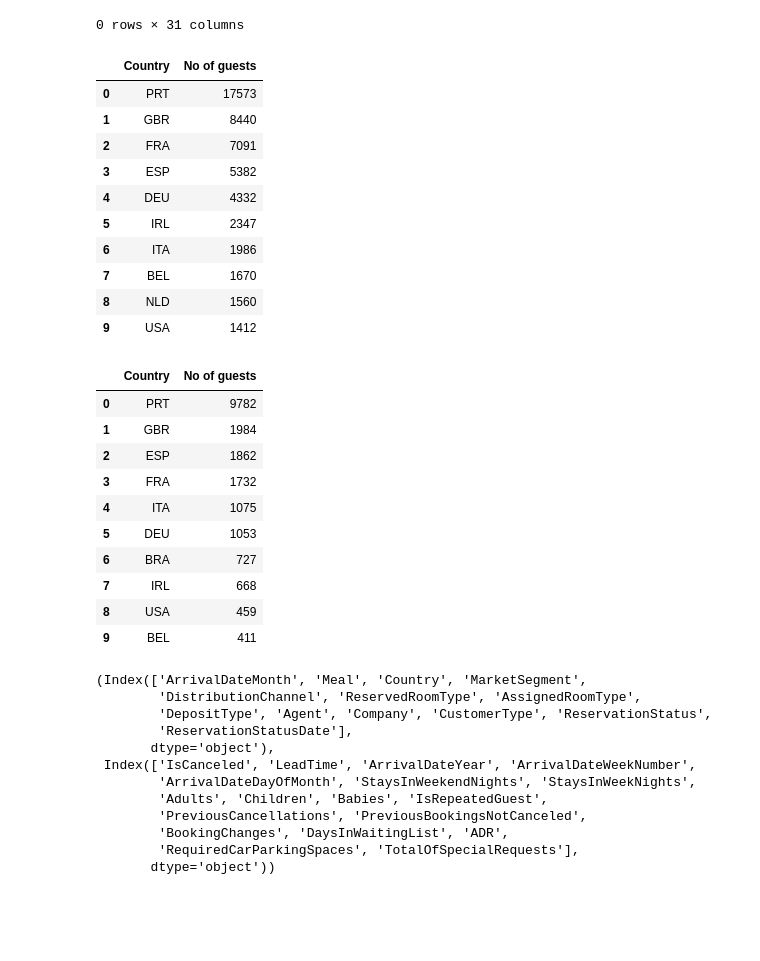
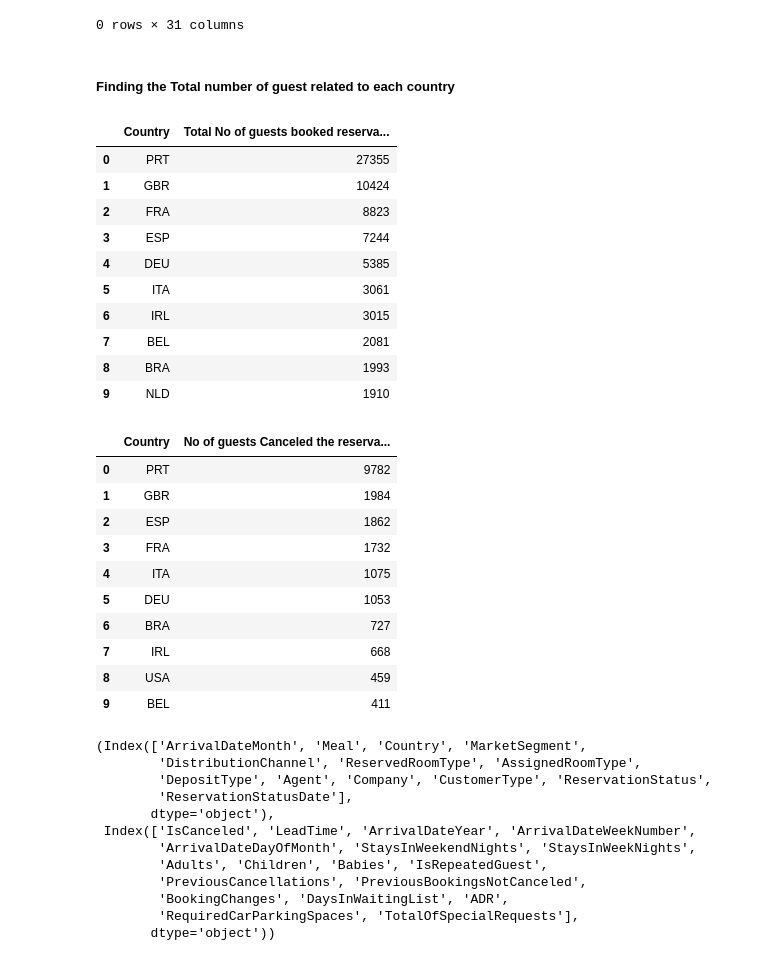
Before and after one commit to prabhjeetsinghk/Hotel-Cancellation-Prediction, a Jupyter notebook: Code/NeuralNetworkModel.ipynb, the cells around one changed output. Cells and saved outputs as stored; diff of their text form; code cells hidden in the pictures; blank space fills up the shorter version.

```diff
--- a/Code/NeuralNetworkModel.ipynb
+++ b/Code/NeuralNetworkModel.ipynb
@@ -62,0 +88,6 @@ df['Children'].unique(), df['Babies'].unique(), df['Adults'].unique()
+# %%
+df['Children'] = df['Children'].fillna(0)
+df['Children'] = df['Children'].astype(int)
+print('Children Unique Values', df['Children'].unique())
+print('Babies Unique Values', df['Babies'].unique())
+print('Adults Unique Values', df['Adults'].unique())
@@ -90,29 +122,29 @@ df[filter]
+# %% [markdown]
+##### Finding the Total number of guest related to each country
 # %%
-#From where the most guest are coming, displaying top 10
-
-guest_city = df[df['IsCanceled'] == 0]['Country'].value_counts().reset_index()
-guest_city.columns = ['Country', 'No of guests']
+#From where the most guest are coming, displaying top 10 countries
+guest_city = df['Country'].value_counts().reset_index()
+guest_city.columns = ['Country', 'Total No of guests booked reservation']
 guest_city.head(10)
 # %% [output]
-|  | Country | No of guests |
-| 0 | PRT | 17573 |
-| 1 | GBR | 8440 |
-| 2 | FRA | 7091 |
-| 3 | ESP | 5382 |
-| 4 | DEU | 4332 |
-| 5 | IRL | 2347 |
-| 6 | ITA | 1986 |
-| 7 | BEL | 1670 |
-| 8 | NLD | 1560 |
-| 9 | USA | 1412 |
+|  | Country | Total No of guests booked reserva... |
+| 0 | PRT | 27355 |
+| 1 | GBR | 10424 |
+| 2 | FRA | 8823 |
+| 3 | ESP | 7244 |
+| 4 | DEU | 5385 |
+| 5 | ITA | 3061 |
+| 6 | IRL | 3015 |
+| 7 | BEL | 2081 |
+| 8 | BRA | 1993 |
+| 9 | NLD | 1910 |
 # %%
-#From where the most guest cancel there bookings, displaying top 10
-
-guest_city = df[df['IsCanceled'] == 1]['Country'].value_counts().reset_index()
-guest_city.columns = ['Country', 'No of guests']
-guest_city.head(10)
+#From where the most guest cancel there bookings, displaying top 10 countries
+guest_city1 = df[df['IsCanceled'] == 1]['Country'].value_counts().reset_index()
+guest_city1.columns = ['Country', 'No of guests Canceled the reservation']
+guest_city1.head(10)
 # %% [output]
-|  | Country | No of guests |
+|  | Country | No of guests Canceled the reserva... |
 | 0 | PRT | 9782 |
 | 1 | GBR | 1984 |
 | 2 | ESP | 1862 |
```
Also changed, not shown: parts of 90 cells of this notebook, 1 other file.
